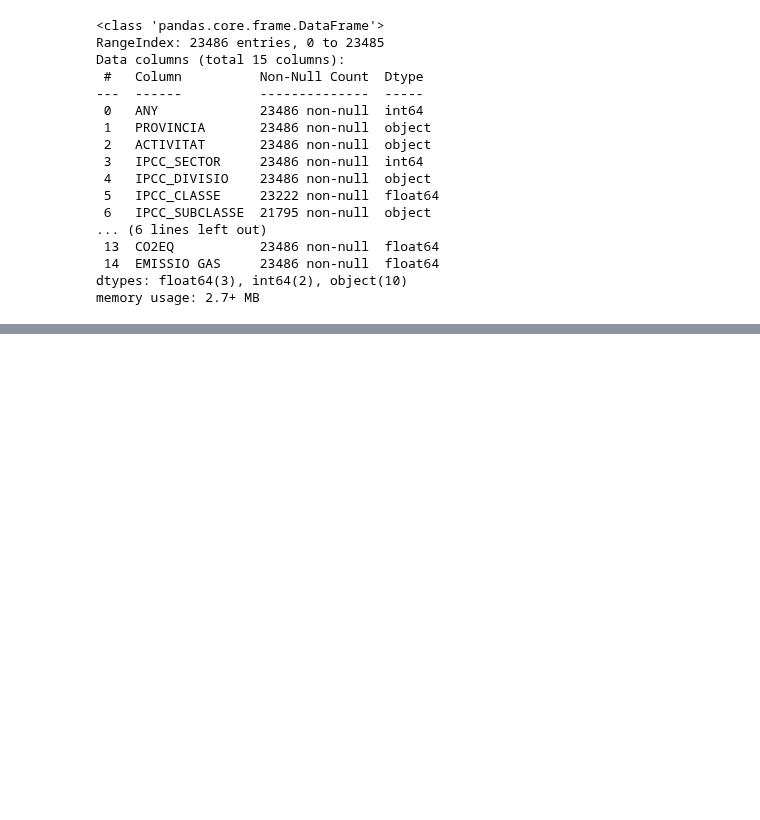
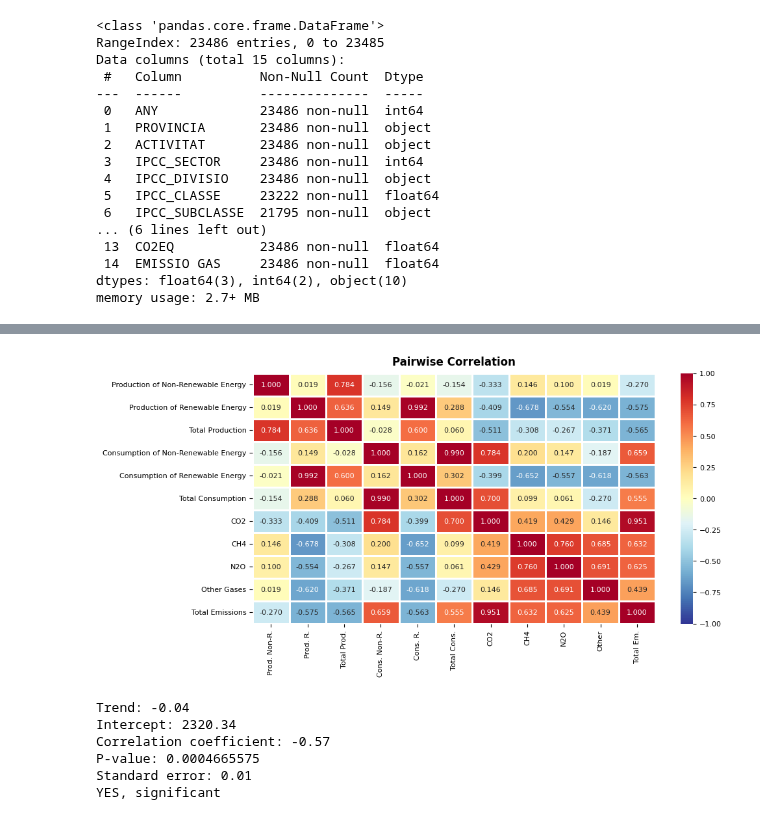
Before and after one commit to leocareer/DA_specialization, a Jupyter notebook: Sprint_10/S10_EDA.ipynb, the cells around one changed output, grey strips where cells are left out. Saved outputs shown, nothing was run; the diff lists cells and outputs as text; code cells hidden in the pictures; blank space fills up the shorter version.

```diff
--- a/Sprint_10/S10_EDA.ipynb
+++ b/Sprint_10/S10_EDA.ipynb
@@ -79,0 +246,7 @@ df_emissions.describe()
+# %%
+df_consumption_raw['Energies no renovables'] = df_consumption_raw[['Carbó', 'Petroli', 'Gas natural', 'Nuclear', 'Saldo intercanvis elèctrics', 'Residus industrials no renovables']].sum(axis=1)
+
+cons_order_and_names = {'Carbó': 'Coal', 'Petroli': 'Oil', 'Gas natural': 'Natural gas', 'Nuclear': 'Nuclear', 'Saldo intercanvis elèctrics': 'Electricity exchange balance', 'Residus industrials no renovables': 'Non-renewable industrial waste', 'Energies no renovables': 'Non-renewable energies', 'Solar tèrmica': 'Solar thermal', 'Solar fotovoltaica': 'Solar photovoltaic', 'Solar termoelèctrica': 'Solar thermoelectric', 'Eòlica': 'Wind power', 'Hidràulica': 'Hydraulics', 'Biomassa agrària, animal i forestal': 'Agricultural, animal and forest biomass', 'Residus renovables': 'Renewable waste', 'Biogàs': 'Biogas', 'Biocarburants': 'Biofuels', 'Calor ambient': 'Ambient heat', 'Energies renovables': 'Renewable energies', 'TOTAL': 'TOTAL'}
+df_consumption_raw = df_consumption_raw.rename(columns=cons_order_and_names)[cons_order_and_names.values()]
+
+df_consumption_raw.head(2)
@@ -79,0 +258,4 @@ df_emissions.describe()
+# %%
+df_consumption_raw = df_consumption_raw.apply(pd.to_numeric, errors='raise').astype(float)
+
+df_consumption_raw.info()
@@ -79,0 +292,4 @@ df_emissions.describe()
+# %%
+df_consumption = df_consumption_raw[['Non-renewable energies', 'Renewable energies', 'TOTAL']].rename(columns={'Non-renewable energies': 'Consumption of Non-Renewable Energy', 'Renewable energies': 'Consumption of Renewable Energy', 'TOTAL': 'Total Consumption'})
+
+df_consumption.sample(5)
@@ -79,0 +329,4 @@ df_emissions.describe()
+# %%
+df_concated = pd.concat([df_production, df_consumption, df_emissions], axis=1)
+
+df_concated.head(2)
@@ -79,0 +338,50 @@ df_emissions.describe()
+# %%
+ticklabels = ['Prod. Non-R.', 'Prod. R.', 'Total Prod.', 'Cons. Non-R.', 'Cons. R.', 'Total Cons.', 'CO2', 'CH4', 'N2O', 'Other', 'Total Em.']
+
+correlation_matrix = df_concated.corr()
+
+fig, ax = plt.subplots(figsize=(10, 5))
+
+heatmap = sns.heatmap(
+    correlation_matrix,
+    vmin=-1,
+    vmax=1,
+    cmap='RdYlBu_r',
+    annot=True,
+    annot_kws={'size': 8},
+    fmt='.3f',
+    cbar=True,
+    linewidths=1,
+    xticklabels=ticklabels,
+    ax=ax
+)
+
+ax.set_title('Pairwise Correlation', fontweight='bold', verticalalignment='bottom')
+ax.tick_params(labelsize=8)
+
+cbar = heatmap.collections[0].colorbar
+cbar.ax.tick_params(labelsize=8)
+
+plt.show()
+# %% [output]
+[figure, added]
+# %%
+slope, intercept, r_value, p_value, std_err = linregress(df_concated['Total Emissions'], df_concated['Production of Renewable Energy'])
+
+print(f'Trend: {slope:.2f}')
+print(f'Intercept: {intercept:.2f}')
+print(f'Correlation coefficient: {r_value:.2f}')
+print(f'P-value: {p_value:.10f}')
+print(f'Standard error: {std_err:.2f}')
+
+if p_value < 0.05:
+    print("YES, significant")
+else:
+    print("NO, non significant")
+# %% [output]
+Trend: -0.04
+Intercept: 2320.34
+Correlation coefficient: -0.57
+P-value: 0.0004665575
+Standard error: 0.01
+YES, significant
```
Also changed, not shown: parts of 23 cells of this notebook.
